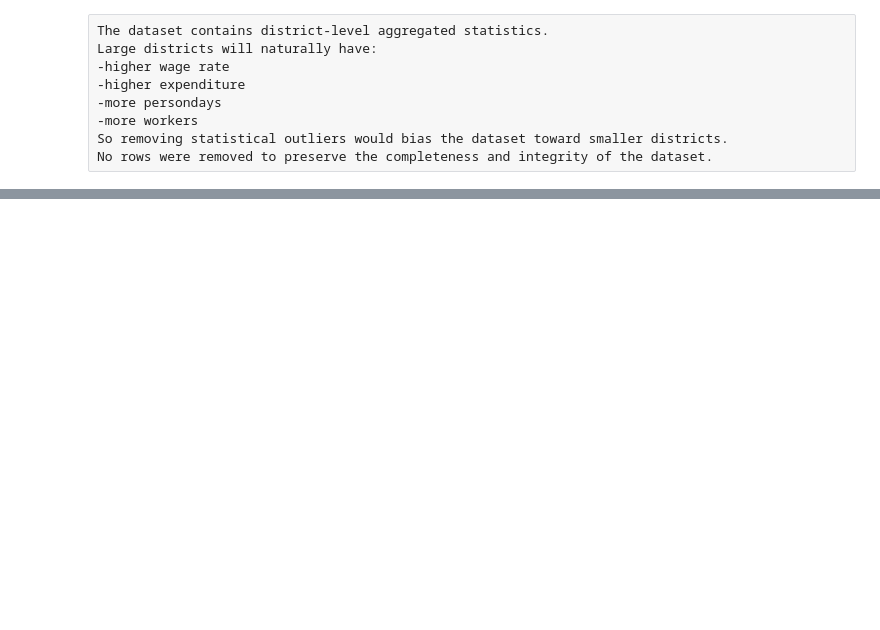
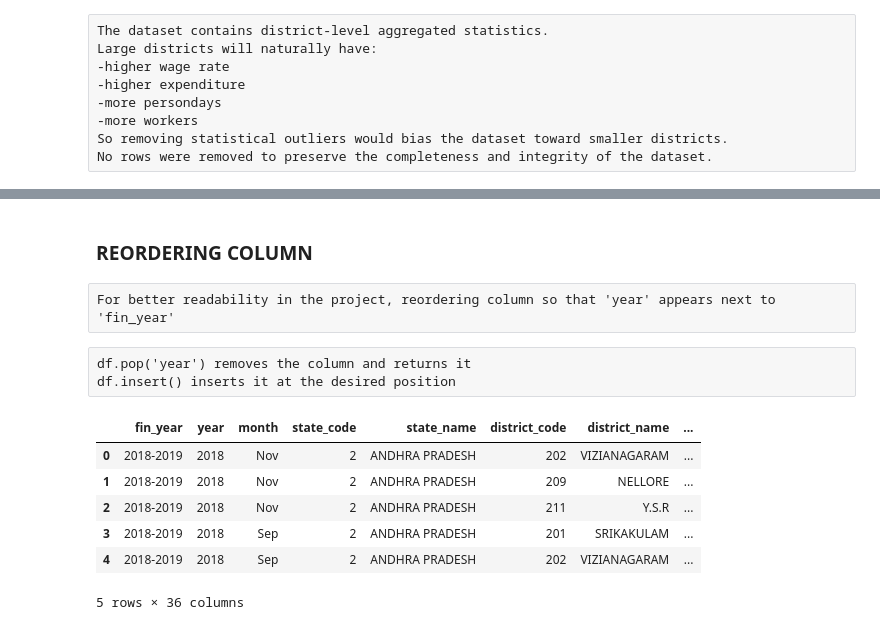
Before and after one commit to Shubhangidixit01/MGNREGA-Data-Analysis, a Jupyter notebook: notebooks/MGNREGA_Analysis.ipynb, the cells around one changed output, grey strips where cells are left out. Drawn from its saved outputs; the diff is of its cells as text; code cells hidden in the pictures; blank space fills up the shorter version.

```diff
--- a/notebooks/MGNREGA_Analysis.ipynb
+++ b/notebooks/MGNREGA_Analysis.ipynb
@@ -379,0 +606,7 @@ No rows were removed to preserve the completeness and integrity of the dataset.
+# %% [markdown]
+### REORDERING COLUMN
+# %% [raw]
+For better readability in the project, reordering column so that 'year' appears next to 'fin_year'
+# %%
+col_index = df_clean.columns.get_loc('fin_year')
+df_clean.insert(col_index + 1, 'year', df_clean.pop('year'))
@@ -379,0 +622,13 @@ No rows were removed to preserve the completeness and integrity of the dataset.
+# %% [raw]
+df.pop('year') removes the column and returns it
+df.insert() inserts it at the desired position
+# %%
+df_clean.head()
+# %% [output]
+|  | fin_year | year | month | state_code | state_name | district_code | district_name | ... |
+| 0 | 2018-2019 | 2018 | Nov | 2 | ANDHRA PRADESH | 202 | VIZIANAGARAM | ... |
+| 1 | 2018-2019 | 2018 | Nov | 2 | ANDHRA PRADESH | 209 | NELLORE | ... |
+| 2 | 2018-2019 | 2018 | Nov | 2 | ANDHRA PRADESH | 211 | Y.S.R | ... |
+| 3 | 2018-2019 | 2018 | Sep | 2 | ANDHRA PRADESH | 201 | SRIKAKULAM | ... |
+| 4 | 2018-2019 | 2018 | Sep | 2 | ANDHRA PRADESH | 202 | VIZIANAGARAM | ... |
+5 rows × 36 columns
```
Also changed, not shown: parts of 40 cells of this notebook.
